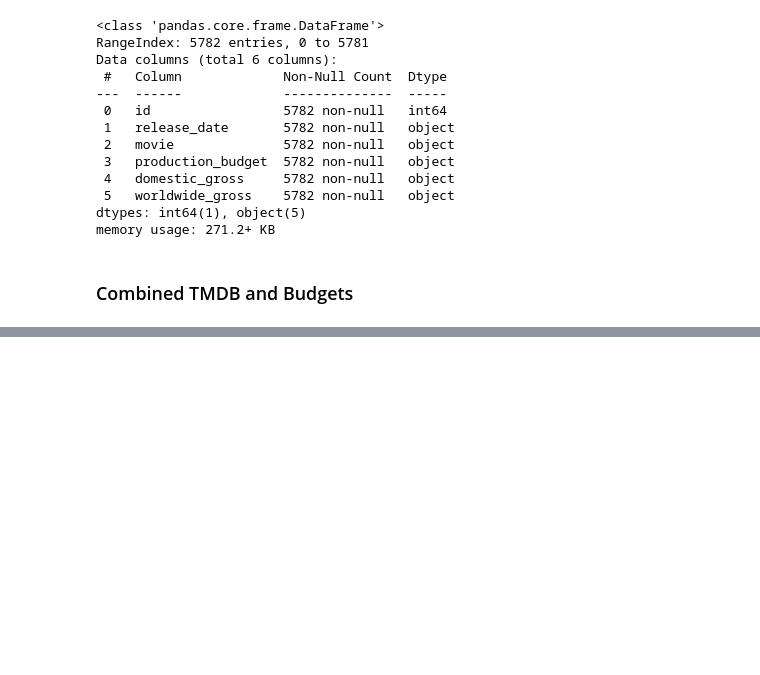
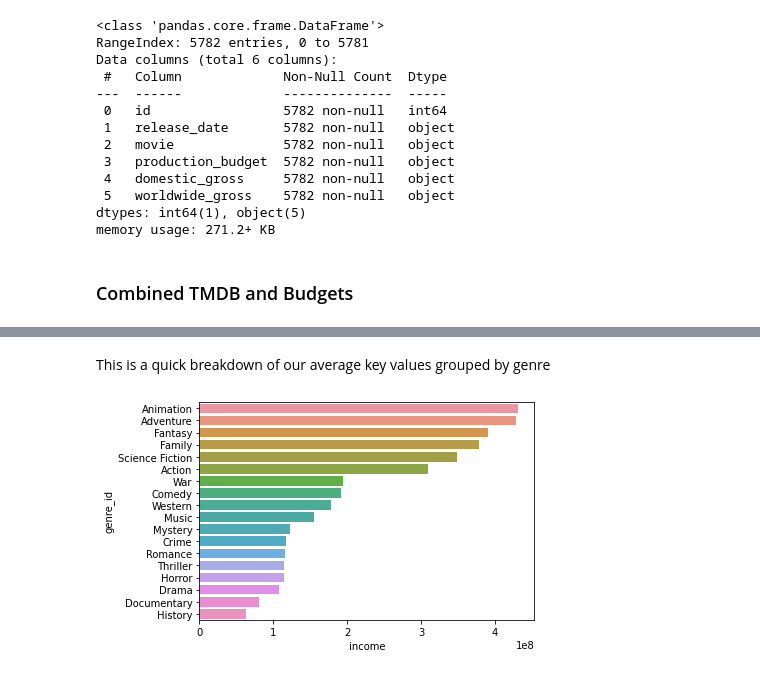
Before and after one commit to Jhuue/Flatiron-Capstone1, a Jupyter notebook: Exploratory Notebooks/Shane.ipynb, the cells around one changed output, grey strips where cells are left out. Saved outputs shown, nothing was run; the diff lists cells and outputs as text; code cells hidden in the pictures; blank space fills up the shorter version.

```diff
--- a/Exploratory Notebooks/Shane.ipynb
+++ b/Exploratory Notebooks/Shane.ipynb
@@ -437,0 +286,13 @@ tmdb_final.sort_values('vote_average', ascending=False).head(20)
+# %%
+genres_with_budgets = popularity_by_genre.merge(tmdb_with_budgets, how='inner', left_on='id', right_on='id_x')
+columns = ['genre_ids_x',
+           'vote_average_x',
+           'popularity',
+           'vote_count',
+           'production_budget',
+           'domestic_gross',
+           'worldwide_gross',
+           'income']
+genres_with_budgets = genres_with_budgets[columns]
+genres_with_budgets = genres_with_budgets.rename({'genre_ids_x': 'genre_id', 'vote_average_x': 'vote_average'}, axis=1)
+genres_with_budgets.head()
@@ -437,0 +306,4 @@ tmdb_final.sort_values('vote_average', ascending=False).head(20)
+# %%
+genres_with_budgets.genre_id = genres_with_budgets.genre_id.map(genre_mappings)
+genre_averages = genres_with_budgets.groupby('genre_id').mean().sort_values('income', ascending=False)
+genre_averages
@@ -437,0 +329,6 @@ tmdb_final.sort_values('vote_average', ascending=False).head(20)
+# %% [markdown]
+This is a quick breakdown of our average key values grouped by genre
+# %%
+sns.barplot(data=genre_averages, x='income' , y=genre_averages.index);
+# %% [output]
+[figure, added]
```
Also changed, not shown: parts of 30 cells of this notebook.
